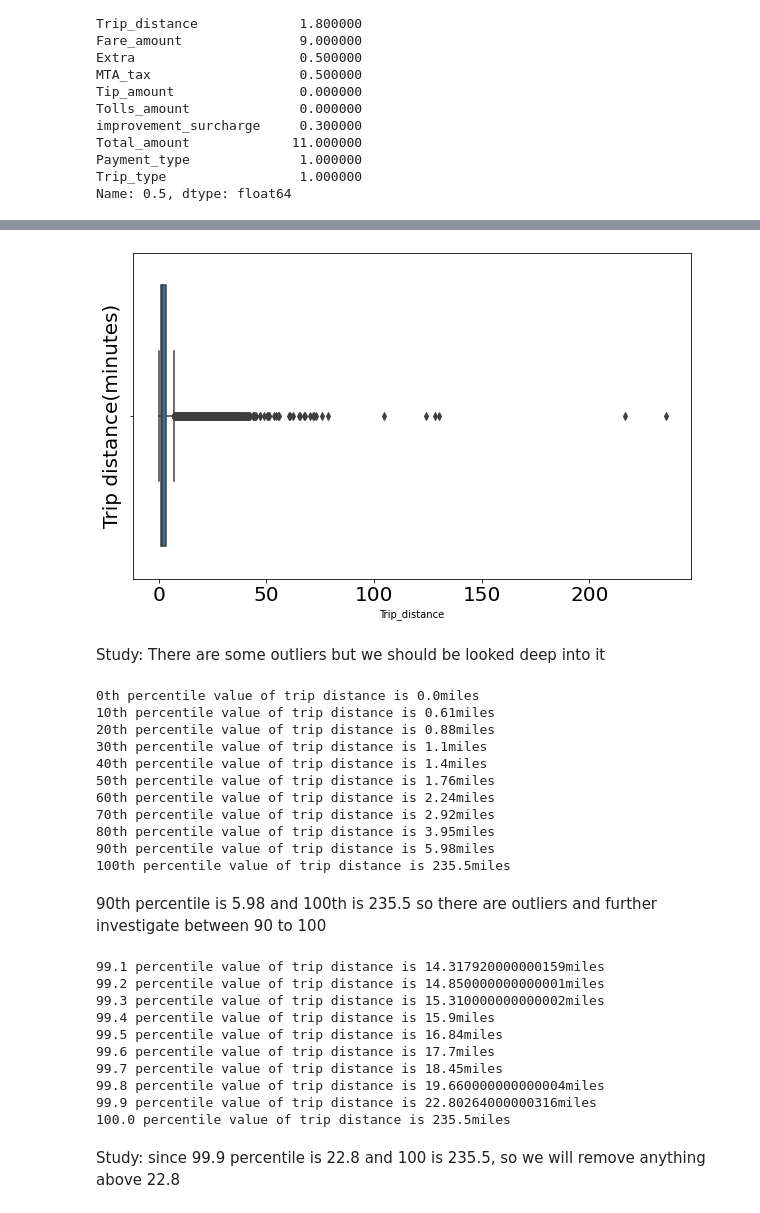
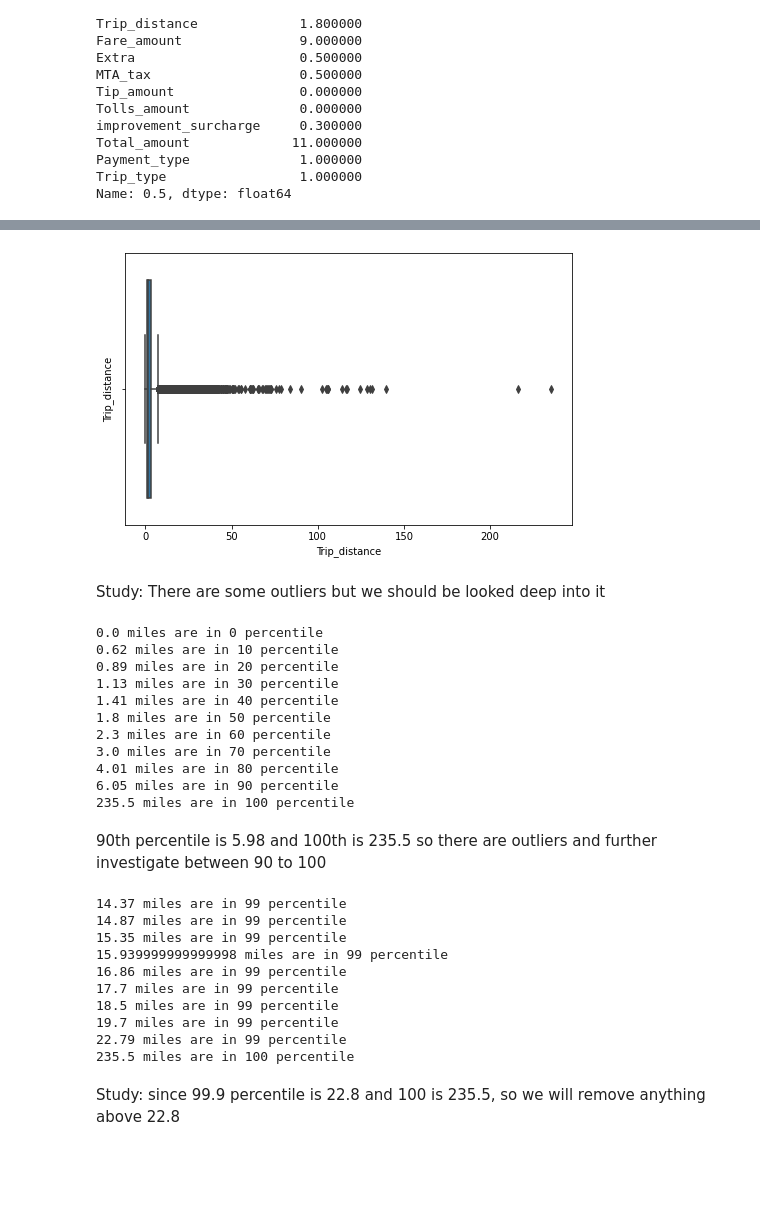
Before and after one commit to Rishabhjuneja/NYC-Taxi, a Jupyter notebook: exploartion_pyspark.ipynb, the cells around one changed output, grey strips where cells are left out. Drawn from its saved outputs; the diff is of its cells as text; code cells hidden in the pictures; blank space fills up the shorter version.

```diff
--- a/exploartion_pyspark.ipynb
+++ b/exploartion_pyspark.ipynb
@@ -169,52 +137,52 @@ only showing top 5 rows
 # %%
-pandastaxi_data = taxi_data.toPandas()
+pandas_taxi_data = taxi_data.toPandas()
 # %%
 # Plot trip distance to check outliers
-plt.figure(figsize = (10,6))
-sns.boxplot("Trip_distance", data = pandastaxi_data, orient = "v")
-plt.tick_params(labelsize = 20)
-plt.ylabel("Trip distance(minutes)", fontsize = 20)
+plt.figure(figsize = (8,5))
+sns.boxplot("Trip_distance", data = pandas_taxi_data, orient = "v")
+plt.tick_params(labelsize = 10)
+plt.ylabel("Trip_distance", fontsize = 10)
 plt.show()
 # %% [output]
-[figure, old version]
+[figure, new version]
 # %% [markdown]
 Study: There are some outliers but we should be looked deep into it
 # %%
 # We investigate Quartiles (0-100)
-quantile_tripDistance = pandastaxi_data.Trip_distance.quantile(np.round(np.arange(0.00, 1.01, 0.01), 2))
-qValues = np.round(np.arange(0.00, 1.01, 0.1), 2)
-for i in qValues:
-    print("{}th percentile value of trip distance is {}miles".format(int(i*100), quantile_tripDistance[i]))
+tripDistance_quatile = pandas_taxi_data.Trip_distance.quantile(np.round(np.arange(0.00, 1.01, 0.01), 2))
+values_q = np.round(np.arange(0.00, 1.01, 0.1), 2)
+for i in values_q:
+    print("{} miles are in {} percentile ".format( tripDistance_quatile[i],int(i*100)))
 # %% [output]
-0th percentile value of trip distance is 0.0miles
-10th percentile value of trip distance is 0.61miles
-20th percentile value of trip distance is 0.88miles
-30th percentile value of trip distance is 1.1miles
-40th percentile value of trip distance is 1.4miles
-50th percentile value of trip distance is 1.76miles
-60th percentile value of trip distance is 2.24miles
-70th percentile value of trip distance is 2.92miles
-80th percentile value of trip distance is 3.95miles
-90th percentile value of trip distance is 5.98miles
-100th percentile value of trip distance is 235.5miles
+0.0 miles are in 0 percentile
+0.62 miles are in 10 percentile
+0.89 miles are in 20 percentile
+1.13 miles are in 30 percentile
+1.41 miles are in 40 percentile
+1.8 miles are in 50 percentile
+2.3 miles are in 60 percentile
+3.0 miles are in 70 percentile
+4.01 miles are in 80 percentile
+6.05 miles are in 90 percentile
+235.5 miles are in 100 percentile
 # %% [markdown]
 90th percentile is 5.98 and 100th is 235.5 so there are outliers and further investigate between 90 to 100
 # %%
-quantile_tripDistance = pandastaxi_data.Trip_distance.quantile(np.round(np.arange(0.991, 1.001, 0.001), 4))
-qValues = np.round(np.arange(0.991, 1.001, 0.001), 3)
-for i in qValues:
-    print("{} percentile value of trip distance is {}miles".format((i*100), quantile_tripDistance[i]))
+tripDistance_quatile = pandas_taxi_data.Trip_distance.quantile(np.round(np.arange(0.991, 1.001, 0.001), 4))
+values_q = np.round(np.arange(0.991, 1.001, 0.001), 3)
+for i in values_q:
+    print("{} miles are in {} percentile ".format( tripDistance_quatile[i],int(i*100)))
 # %% [output]
-99.1 percentile value of trip distance is 14.317920000000159miles
-99.2 percentile value of trip distance is 14.850000000000001miles
-99.3 percentile value of trip distance is 15.310000000000002miles
-99.4 percentile value of trip distance is 15.9miles
-99.5 percentile value of trip distance is 16.84miles
-99.6 percentile value of trip distance is 17.7miles
-99.7 percentile value of trip distance is 18.45miles
-99.8 percentile value of trip distance is 19.660000000000004miles
-99.9 percentile value of trip distance is 22.80264000000316miles
-100.0 percentile value of trip distance is 235.5miles
+14.37 miles are in 99 percentile
+14.87 miles are in 99 percentile
+15.35 miles are in 99 percentile
+15.939999999999998 miles are in 99 percentile
+16.86 miles are in 99 percentile
+17.7 miles are in 99 percentile
+18.5 miles are in 99 percentile
+19.7 miles are in 99 percentile
+22.79 miles are in 99 percentile
+235.5 miles are in 100 percentile
 # %% [markdown]
 Study: since 99.9 percentile is 22.8 and 100 is 235.5, so we will remove anything above 22.8
 # %%
```
Also changed, not shown: parts of 20 cells of this notebook.
